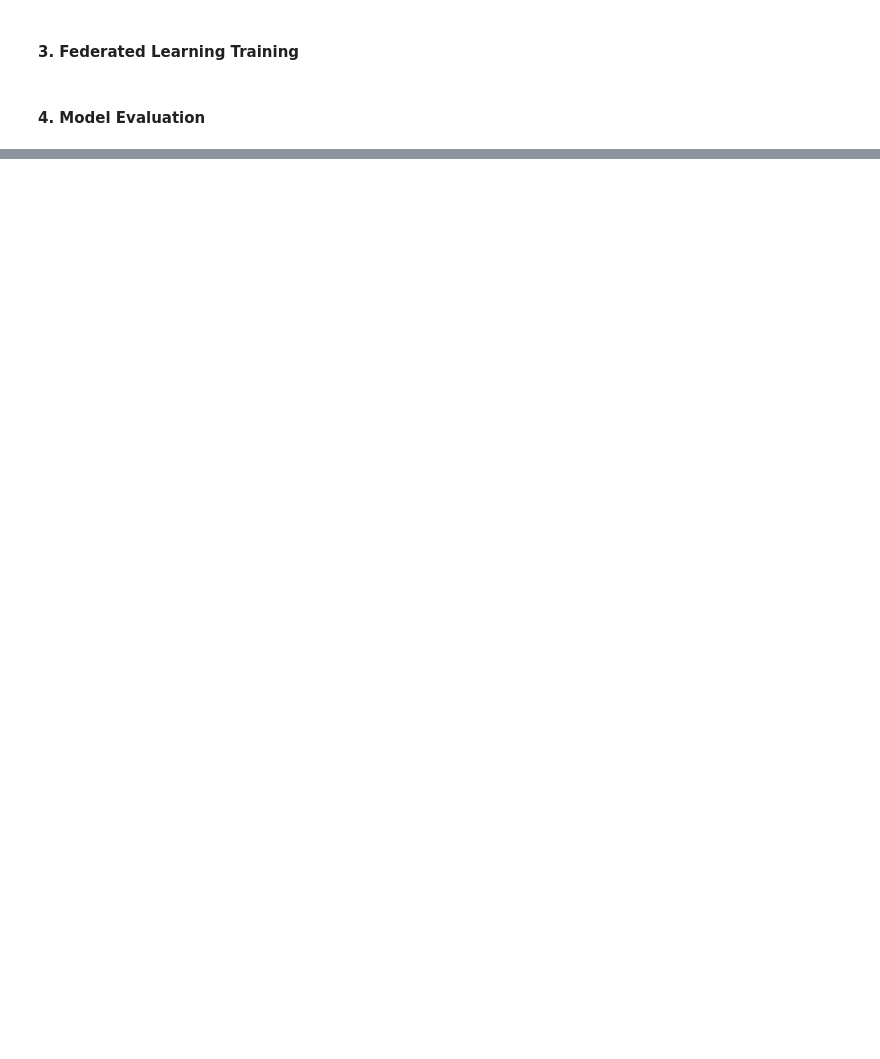
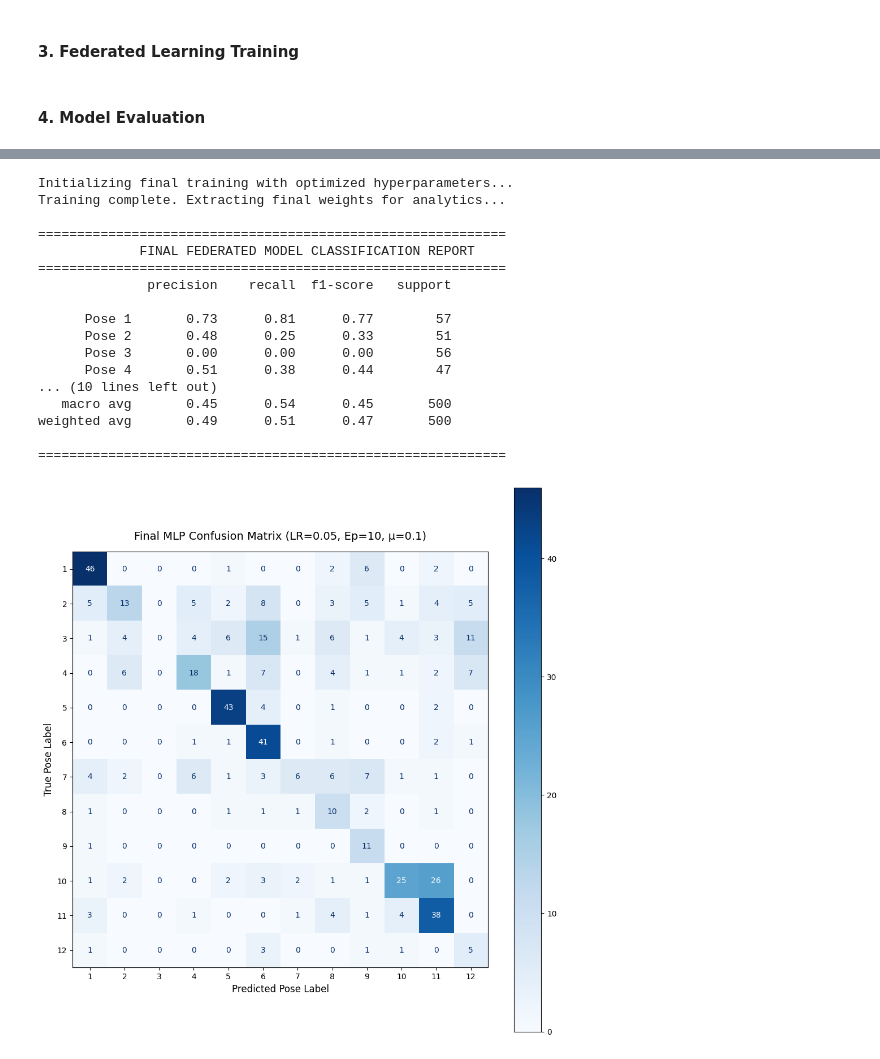
Before and after one commit to alexrogermoya/AAX_Projects, a Jupyter notebook: AAX_Seminars/AAX_Seminar_5/AAX_Seminar5.ipynb, the cells around one changed output, grey strips where cells are left out. Saved outputs shown, nothing was run; the diff lists cells and outputs as text; code cells hidden in the pictures; blank space fills up the shorter version.

```diff
--- a/AAX_Seminars/AAX_Seminar_5/AAX_Seminar5.ipynb
+++ b/AAX_Seminars/AAX_Seminar_5/AAX_Seminar5.ipynb
@@ -274,0 +383,76 @@ Test set: 500 samples, classes: [np.int64(1), np.int64(2), np.int64(3), np.int64
+# %%
+# 1. Set the winning hyperparameters discovered in the sweep
+BEST_LR = 0.05
+BEST_EPOCHS = 10
+BEST_MU = 0.1
+FINAL_ROUNDS = 50
+
+print("Initializing final training with optimized hyperparameters...")
+server_final = ParameterServerMLP(n_features=N_FEATURES, n_hidden=64, n_classes=N_CLASSES)
+
+# Ensure clients are set to the best learning rate
+for c_id in clients:
+    clients[c_id].learning_rate = BEST_LR
+
+# 2. Run final training loop to converge on the optimal weights
+for r in range(FINAL_ROUNDS):
+    all_ids = list(clients.keys())
+    selected_ids = server_final.select_clients(all_ids, fraction=1.0)
+    g_W1, g_b1, g_W2, g_b2 = server_final.get_global_weights()
+
+    client_updates = []
+    client_sizes = []
+
+    for c_id in selected_ids:
+        W_tuple = clients[c_id].local_train(g_W1, g_b1, g_W2, g_b2, local_epochs=BEST_EPOCHS, mu=BEST_MU)
+        client_updates.append(W_tuple)
+        client_sizes.append(clients[c_id].n)
+
+    server_final.aggregate(client_updates, client_sizes)
+
+print("Training complete. Extracting final weights for analytics...")
+final_W1, final_b1, final_W2, final_b2 = server_final.get_global_weights()
+
+# 3. Generate predictions on the unseen test set
+y_pred_final = predict_mlp(X_test_scaled, final_W1, final_b1, final_W2, final_b2)
+
+# 4. Generate & Display Classification Report
+print("\n" + "="*60)
+print("             FINAL FEDERATED MODEL CLASSIFICATION REPORT")
+print("="*60)
+# Poses are classes 1 through 12
+pose_names = [f"Pose {i}" for i in range(1, 13)]
+print(classification_report(y_test, y_pred_final, target_names=pose_names))
+print("="*60)
+
+# 5. Generate & Plot the Confusion Matrix
+fig, ax = plt.subplots(figsize=(10, 10))
+cm = confusion_matrix(y_test, y_pred_final)
+disp = ConfusionMatrixDisplay(confusion_matrix=cm, display_labels=range(1, 13))
+
+disp.plot(cmap=plt.cm.Blues, ax=ax, values_format='d')
+plt.title(f'Final MLP Confusion Matrix (LR={BEST_LR}, Ep={BEST_EPOCHS}, µ={BEST_MU})', fontsize=14, pad=15)
+plt.xlabel('Predicted Pose Label', fontsize=12)
+plt.ylabel('True Pose Label', fontsize=12)
+plt.grid(False) # Turn off background grid lines for clear visibility
+plt.tight_layout()
+plt.show()
+# %% [output]
+Initializing final training with optimized hyperparameters...
+Training complete. Extracting final weights for analytics...
+
+============================================================
+             FINAL FEDERATED MODEL CLASSIFICATION REPORT
+============================================================
+              precision    recall  f1-score   support
+
+      Pose 1       0.73      0.81      0.77        57
+      Pose 2       0.48      0.25      0.33        51
+      Pose 3       0.00      0.00      0.00        56
+      Pose 4       0.51      0.38      0.44        47
+... (10 lines left out)
+   macro avg       0.45      0.54      0.45       500
+weighted avg       0.49      0.51      0.47       500
+
+============================================================
+[figure, added]
```
Also changed, not shown: parts of 15 cells of this notebook.
